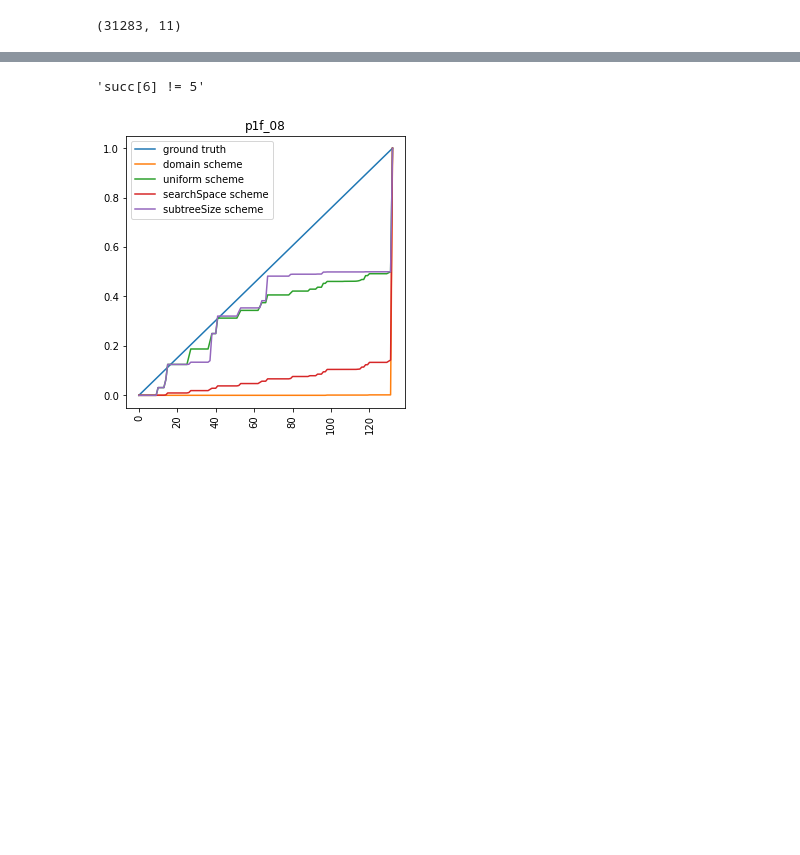
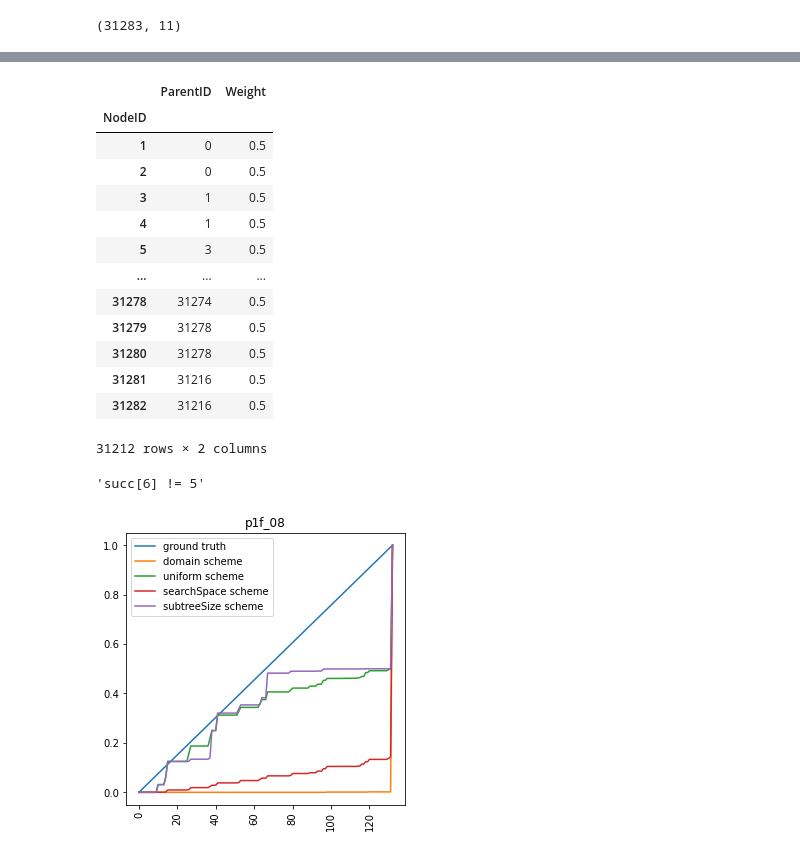
Before and after one commit to LongDangHoang/CPProgressEstimation, a Jupyter notebook: testground.ipynb, the cells around one changed output, grey strips where cells are left out. Cells and saved outputs as stored; diff of their text form; code cells hidden in the pictures; blank space fills up the shorter version.

```diff
--- a/testground.ipynb
+++ b/testground.ipynb
@@ -161,0 +105,2 @@ nodes_df[nodes_df['ParentID'] == 23031]
+# %%
+valid_df = nodes_df[nodes_df['Status'] != 3]
@@ -162,3 +112,26 @@ nodes_df[nodes_df['ParentID'] == 23031]
+# %%
+x = valid_df.iloc[1:, :].groupby('ParentID').count()['NKids']
+j = pd.DataFrame(valid_df.iloc[1:, :].reset_index().set_index('ParentID')['NodeID'])
+j['Weight'] = x
+k = j.reset_index().set_index('NodeID')
+k.loc[:, 'Weight'] = 1 / k['Weight']
+# %%
+k
+# %% [output]
+|  | ParentID | Weight |
+| NodeID |  |  |
+| 1 | 0 | 0.5 |
+| 2 | 0 | 0.5 |
+| 3 | 1 | 0.5 |
+| 4 | 1 | 0.5 |
+| 5 | 3 | 0.5 |
+| ... | ... | ... |
+| 31278 | 31274 | 0.5 |
+| 31279 | 31278 | 0.5 |
+| 31280 | 31278 | 0.5 |
+| 31281 | 31216 | 0.5 |
+| 31282 | 31216 | 0.5 |
+31212 rows × 2 columns
 # %%
 assert 'X_INTRODUCED_0_' == find_split_variable(0, nodes_df, info_df, {})[0][0]
 assert 'X_INTRODUCED_2_' == find_split_variable(1, nodes_df, info_df, {})[0][0]
```
Also changed, not shown: parts of 6 cells of this notebook, 5 other files.
